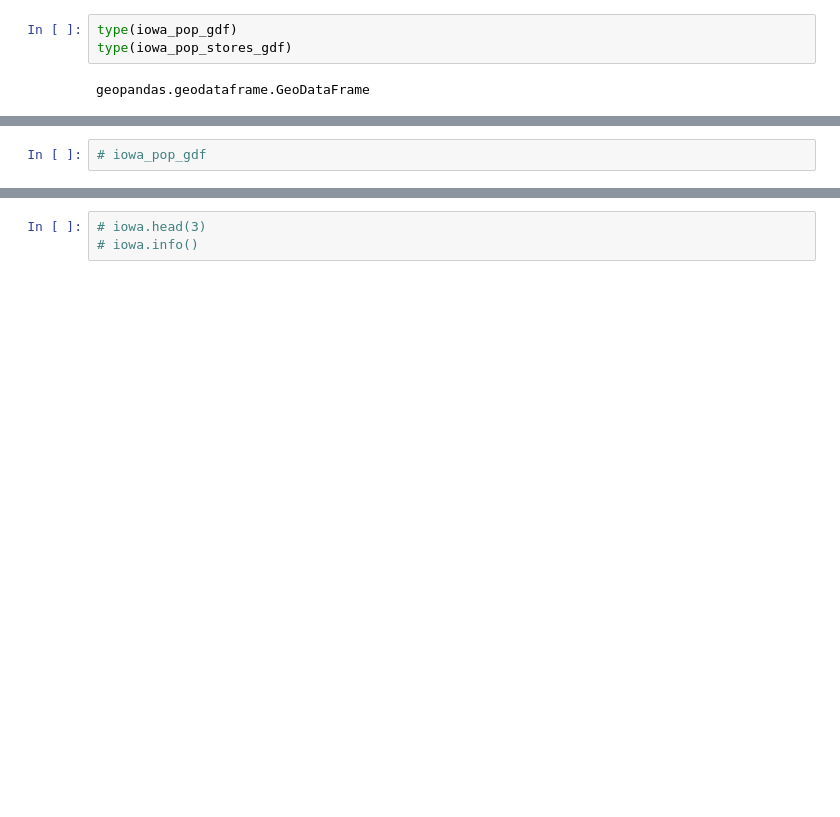
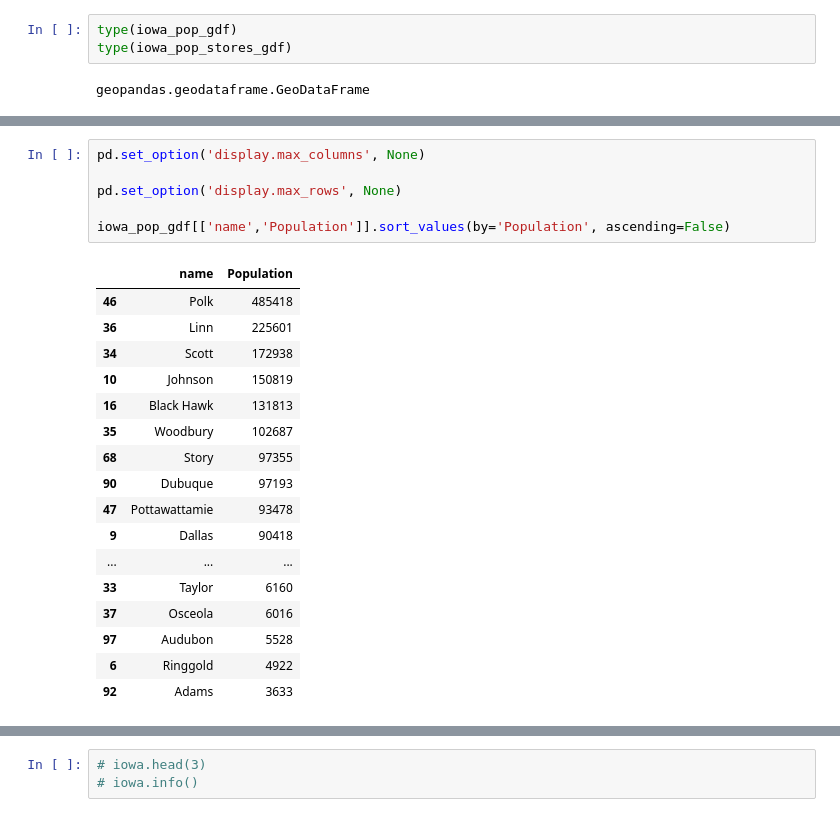
Before and after one commit to dgarbato/capstone, a Jupyter notebook: geopandas.ipynb, the cells around one changed output, grey strips where cells are left out. Cells and saved outputs as stored; diff of their text form; blank space fills up the shorter version.

```diff
--- a/geopandas.ipynb
+++ b/geopandas.ipynb
@@ -331,5 +331,27 @@ ax.set_axis_off(); # turns off axis labels
-# %%
-# iowa_pop_gdf
+# %%
+pd.set_option('display.max_columns', None)
+
+pd.set_option('display.max_rows', None)
+
+iowa_pop_gdf[['name','Population']].sort_values(by='Population', ascending=False)
+# %% [output]
+|  | name | Population |
+| 46 | Polk | 485418 |
+| 36 | Linn | 225601 |
+| 34 | Scott | 172938 |
+| 10 | Johnson | 150819 |
+| 16 | Black Hawk | 131813 |
+| 35 | Woodbury | 102687 |
+| 68 | Story | 97355 |
+| 90 | Dubuque | 97193 |
+| 47 | Pottawattamie | 93478 |
+| 9 | Dallas | 90418 |
+| ... | ... | ... |
+| 33 | Taylor | 6160 |
+| 37 | Osceola | 6016 |
+| 97 | Audubon | 5528 |
+| 6 | Ringgold | 4922 |
+| 92 | Adams | 3633 |
 # %%
 miss_cols(iowa_pop_stores_gdf) #left
 # %% [output]
```
Also changed, not shown: parts of 18 cells of this notebook, 9 other files.
